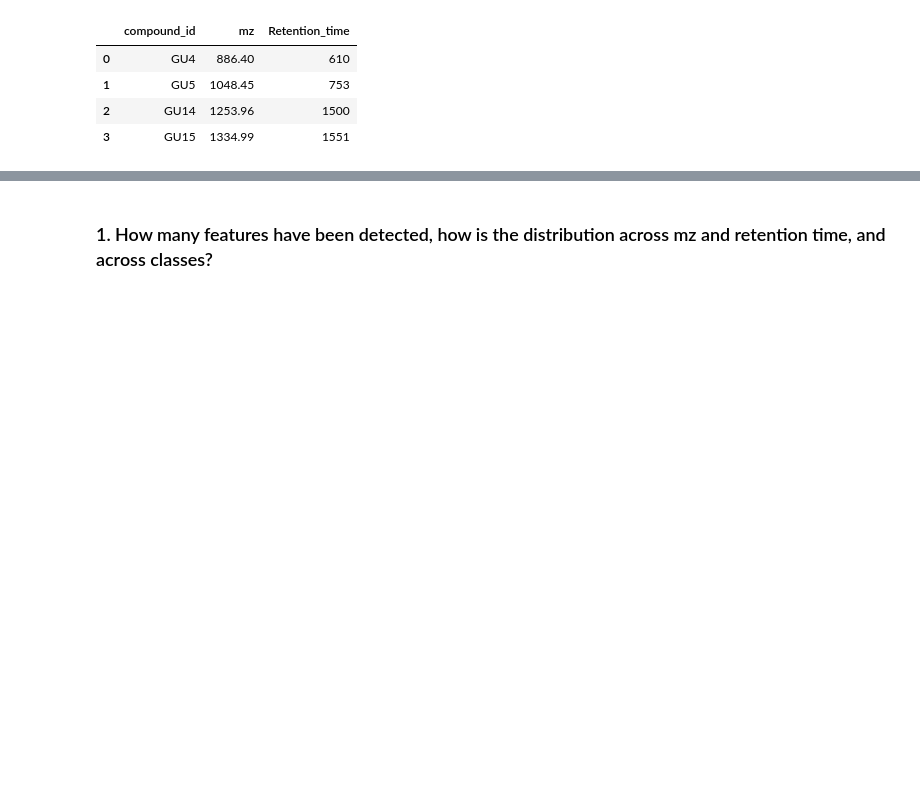
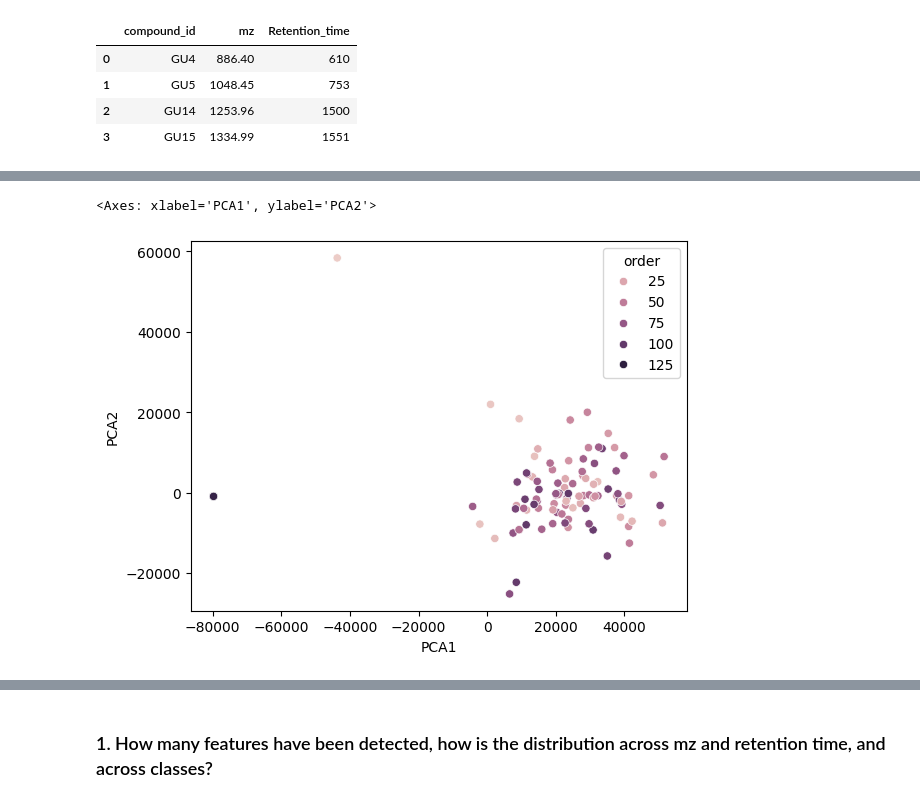
Before and after one commit to AliSaadatV/glycan_analysis, a Jupyter notebook: task1/notebooks/01_EDA.ipynb, the cells around one changed output, grey strips where cells are left out. Drawn from its saved outputs; the diff is of its cells as text; code cells hidden in the pictures; blank space fills up the shorter version.

```diff
--- a/task1/notebooks/01_EDA.ipynb
+++ b/task1/notebooks/01_EDA.ipynb
@@ -54,0 +101,6 @@ exog_stand
+# %%
+# check order of experiment effect
+sns.scatterplot(data=sample_meta, x='PCA1', y='PCA2', hue='order')
+# %% [output]
+<Axes: xlabel='PCA1', ylabel='PCA2'>
+[figure, added]
```
Also changed, not shown: parts of 17 cells of this notebook, 1 other file.
